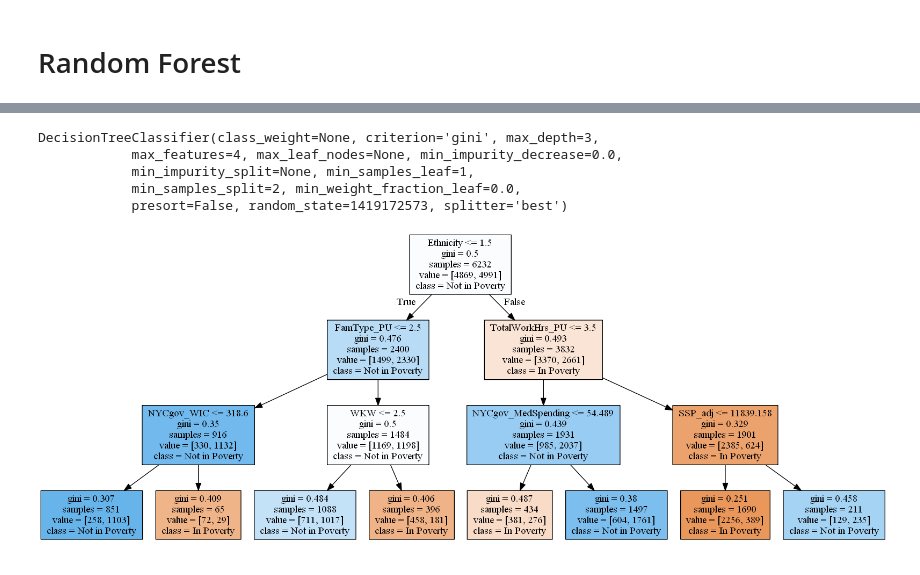
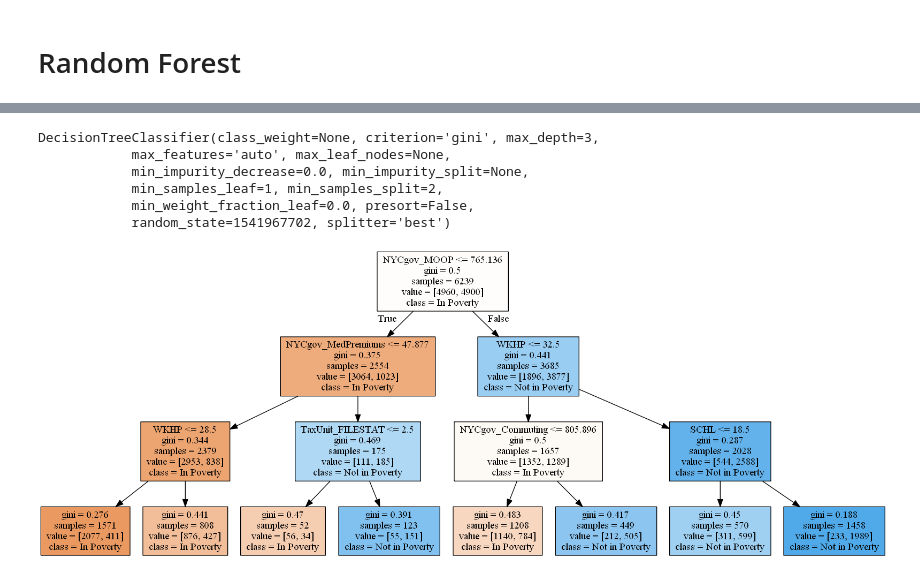
Before and after one commit to abhisheknimmakayala/Data-Mining-Project, a Jupyter notebook: Code/Project Poverty.ipynb, the cells around one changed output, grey strips where cells are left out. Saved outputs shown, nothing was run; the diff lists cells and outputs as text; code cells hidden in the pictures.

```diff
--- a/Code/Project Poverty.ipynb
+++ b/Code/Project Poverty.ipynb
@@ -369,7 +364,7 @@ plt.show()
 # %% [markdown]
 # Random Forest
 # %%
-forest = RandomForestClassifier(n_estimators=1000,max_features=4,max_depth=3)
+forest = RandomForestClassifier(n_estimators=1000,max_depth=3)
 forest.fit(xTrain_balanced,yTrain_balanced)
 # %% [output]
 RandomForestClassifier(bootstrap=True, class_weight=None, criterion='gini',
@@ -404,15 +400,16 @@ estimator = forest.estimators_[800]
 estimator
 # %% [output]
 DecisionTreeClassifier(class_weight=None, criterion='gini', max_depth=3,
-            max_features=4, max_leaf_nodes=None, min_impurity_decrease=0.0,
-            min_impurity_split=None, min_samples_leaf=1,
-            min_samples_split=2, min_weight_fraction_leaf=0.0,
-            presort=False, random_state=1419172573, splitter='best')
+            max_features='auto', max_leaf_nodes=None,
+            min_impurity_decrease=0.0, min_impurity_split=None,
+            min_samples_leaf=1, min_samples_split=2,
+            min_weight_fraction_leaf=0.0, presort=False,
+            random_state=1541967702, splitter='best')
 # %%
 dot_data = StringIO()
 tree.export_graphviz(estimator, out_file=dot_data,feature_names=list(xTrain_unbalanced),
-                    class_names=np.vectorize(dictionary.get)(clf.classes_),filled=True)
+                    class_names=np.vectorize(dictionary.get)(balclf.classes_),filled=True)
 graph3 = pydotplus.graph_from_dot_data(dot_data.getvalue())
 Image(graph3.create_png())
 # %% [output]
-[figure, old version]
+[figure, new version]
```
Also changed, not shown: parts of 11 cells of this notebook.
